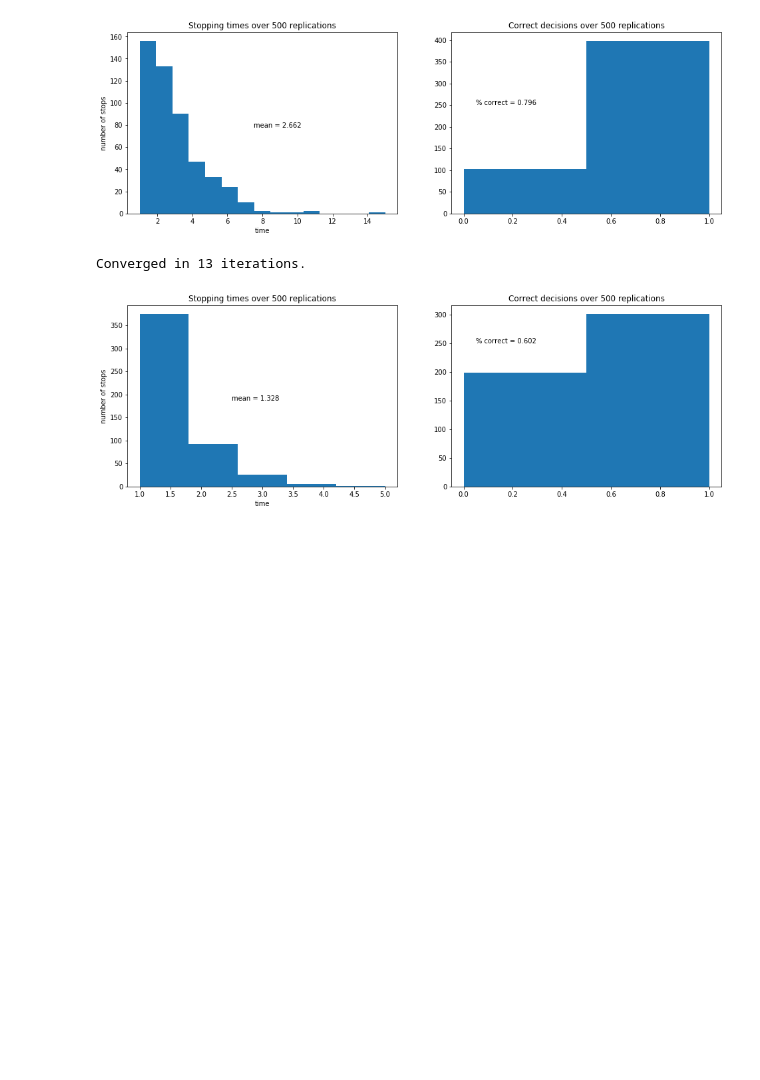
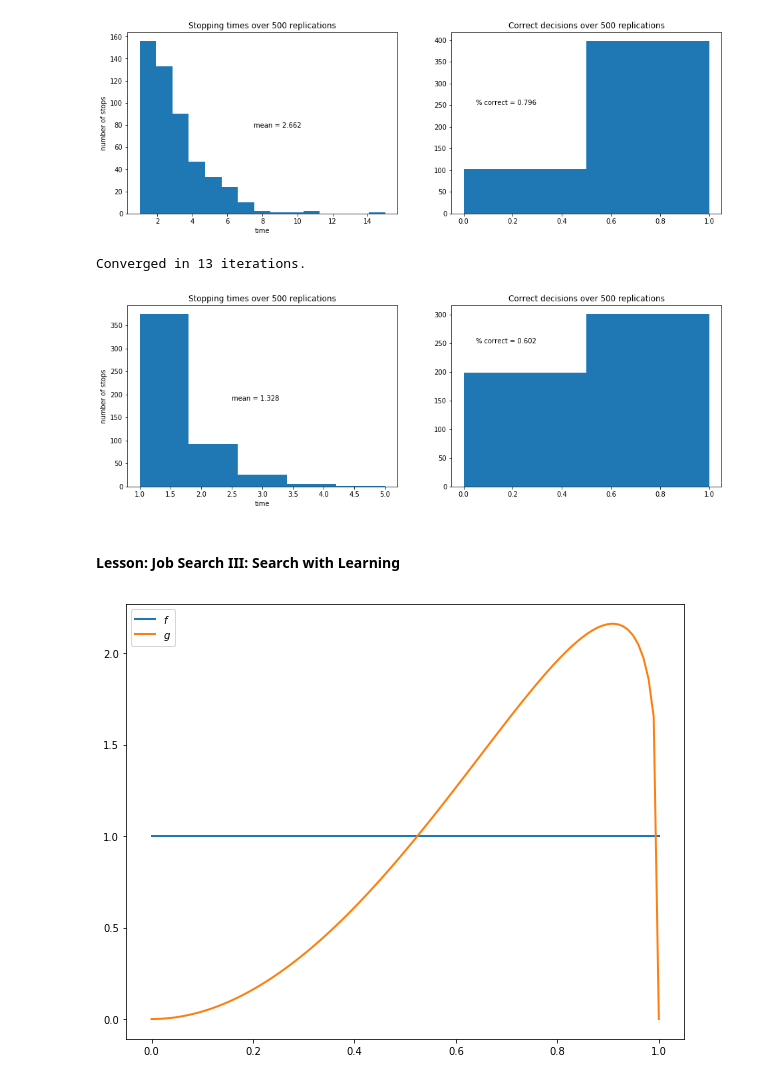
Before and after one commit to PanPip/QuantEcon_Tasks, a Jupyter notebook: Dynamic_programming.ipynb, the cells around one changed output. Cells and saved outputs as stored; diff of their text form; code cells hidden in the pictures; blank space fills up the shorter version.

Commit message:
Started lesson on Job Search III: Search with Learning

```diff
--- a/Dynamic_programming.ipynb
+++ b/Dynamic_programming.ipynb
@@ -829,3 +829,5 @@ simulation_plot(wf)
 # %% [output]
 Converged in 13 iterations.
 [figure]
+# %% [markdown]
+#### Lesson: Job Search III: Search with Learning
@@ -831,0 +842,23 @@ Converged in 13 iterations.
+# %%
+def beta_function_factory(a, b):
+
+    @vectorize
+    def p(x):
+        r = gamma(a + b) / (gamma(a) * gamma(b))
+        return r * x**(a-1) * (1 - x)**(b-1)
+
+    return p
+
+
+x_grid = np.linspace(0, 1, 100)
+f = beta_function_factory(1, 1)
+g = beta_function_factory(3, 1.2)
+
+fig, ax = plt.subplots(figsize=(10, 8))
+ax.plot(x_grid, f(x_grid), label='$f$', lw=2)
+ax.plot(x_grid, g(x_grid), label='$g$', lw=2)
+
+ax.legend()
+plt.show()
+# %% [output]
+[figure, added]
```
Also changed, not shown: parts of 6 cells of this notebook.
